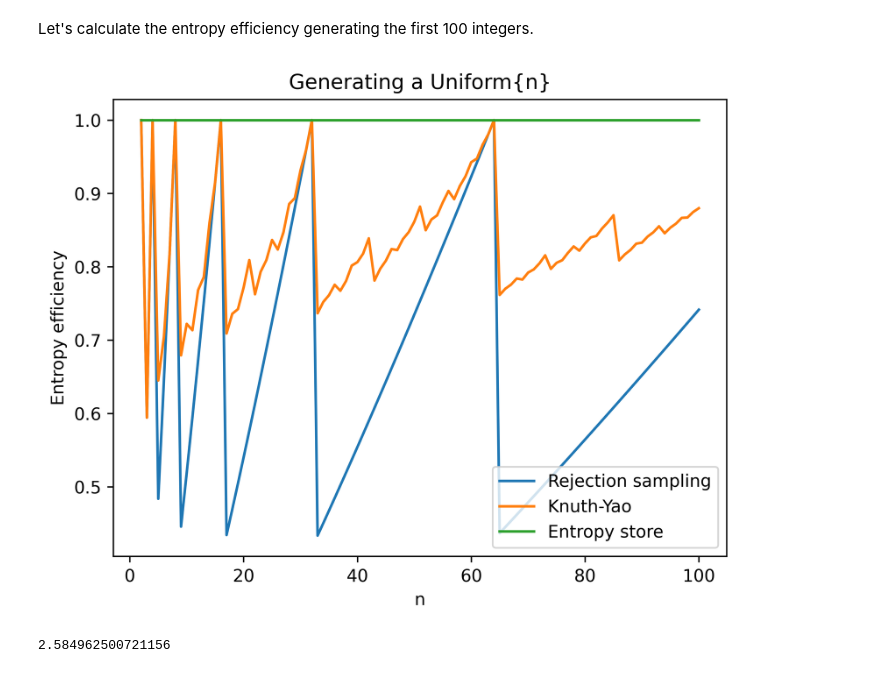
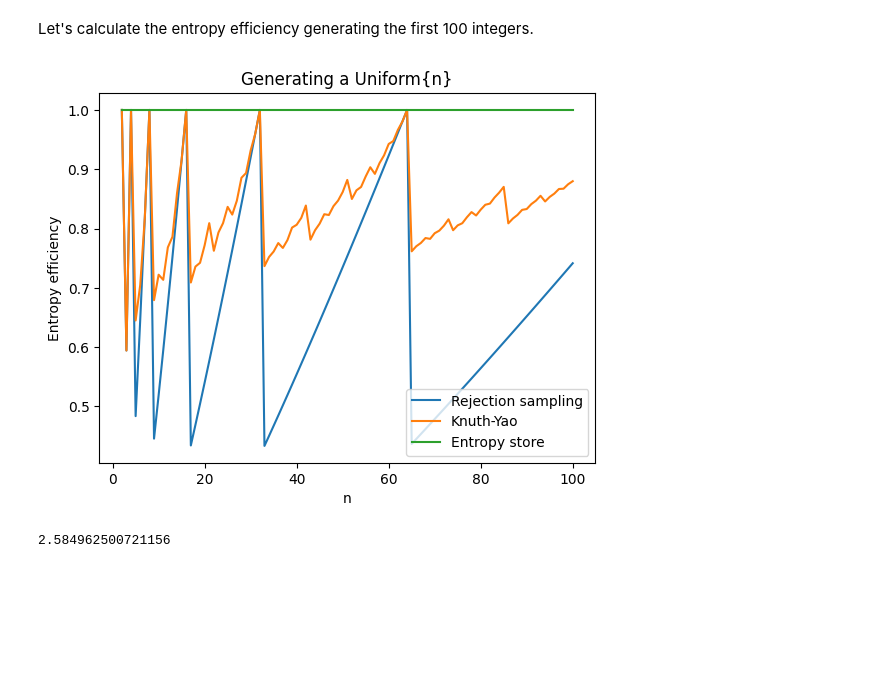
Before and after one commit to calum74/entropy, a Jupyter notebook: entropy.ipynb, the cells around one changed output. Drawn from its saved outputs; the diff is of its cells as text; code cells hidden in the pictures; blank space fills up the shorter version.

```diff
--- a/entropy.ipynb
+++ b/entropy.ipynb
@@ -158,23 +158,22 @@ Let's calculate the entropy efficiency generating the first 100 integers.
 # %%
 numbers = range(2,101)
 rs_efficiency = [math.log2(n)/expected_rejection_sampling(n) for n in numbers]
 fdr_efficiency = [math.log2(n)/expected_fast_dice_roller(n) for n in numbers]
 eec_efficiency = [math.log2(n)/worst_case_eec(n) for n in numbers]
 
 import matplotlib.pyplot as plt
-plt.figure(dpi=600)
 
 plt.title('Generating a Uniform{n}')
 plt.xlabel('n')
 plt.ylabel('Entropy efficiency')
 plt.plot(numbers, rs_efficiency, label='Rejection sampling')
 plt.plot(numbers, fdr_efficiency, label='Knuth-Yao')
 plt.plot(numbers, eec_efficiency, label='Entropy store')
 plt.legend()
-plt.savefig('uniform_efficiency.png')
+plt.savefig('uniform_efficiency.png', dpi=600)
 plt.show()
 # %% [output]
-[figure, old version]
+[figure, new version]
 # %%
 math.log2(6)
 # %% [output]
```
Also changed, not shown: parts of 12 cells of this notebook, 6 other files.
